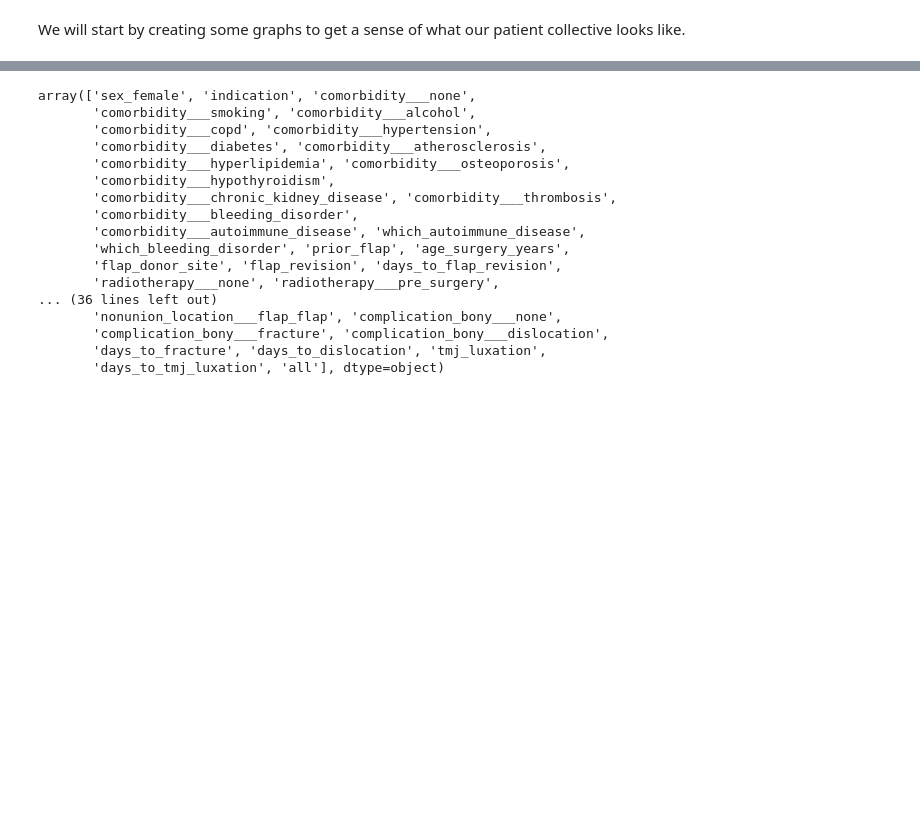
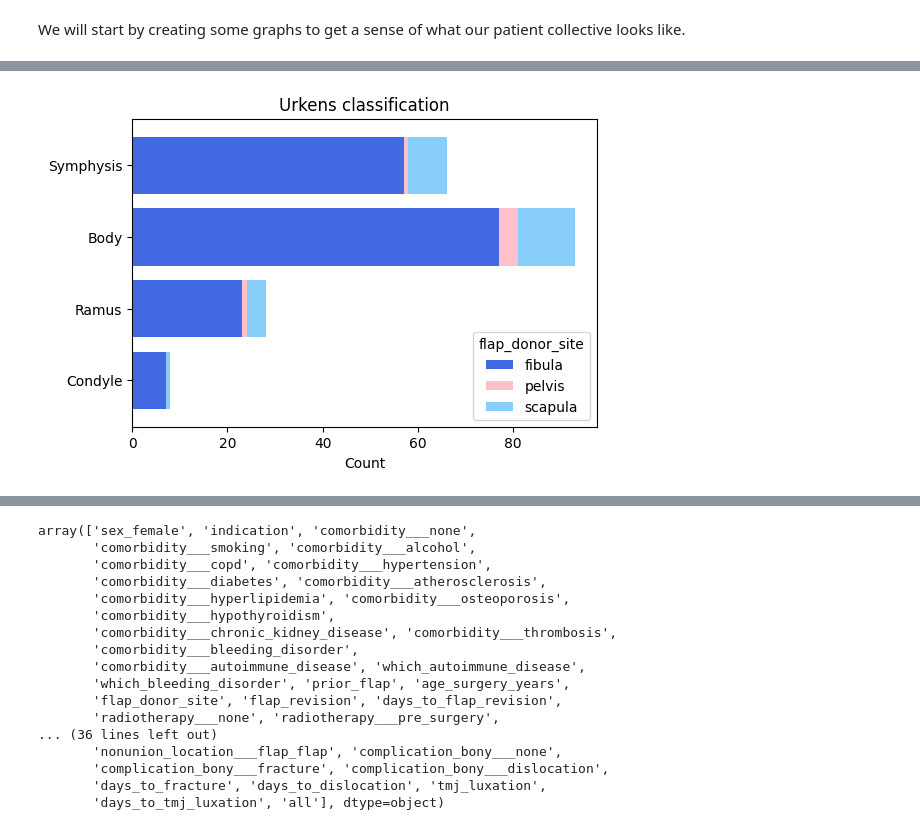
Before and after one commit to philipp-lampert/mymandible, a Jupyter notebook: data_science/02_data_exploration.ipynb, the cells around one changed output, grey strips where cells are left out. Cells and saved outputs as stored; diff of their text form; code cells hidden in the pictures; blank space fills up the shorter version.

```diff
--- a/data_science/02_data_exploration.ipynb
+++ b/data_science/02_data_exploration.ipynb
@@ -144,3 +174,30 @@ plt.show()
+# %%
+classification_columns = [col for col in df.columns if col.startswith("urkens_classification___")]
+classification_counts_by_site = df.groupby('flap_donor_site')[classification_columns].sum()
+
+classification_counts_by_site = classification_counts_by_site[classification_counts_by_site.sum().index].T
+
+labels = {
+    'urkens_classification___c': 'Condyle',
+    'urkens_classification___r': 'Ramus',
+    'urkens_classification___b': 'Body',
+    'urkens_classification___s': 'Symphysis'
+}
+
+# Use the 'replace' function to rename the 'indication' values
+classification_counts_by_site.index = classification_counts_by_site.index.to_series().replace(labels)
+
+# Create a stacked bar chart
+ax = classification_counts_by_site.plot(kind='barh', stacked=True, figsize=(6, 4), color=['royalblue', 'pink', 'lightskyblue'], width=0.8)
+
+# Create a bar chart
+plt.title('Urkens classification')
+plt.xlabel('Count')
+plt.ylabel('')
+
+plt.show()
+# %% [output]
+[figure, added]
 # %%
 comorbidity_columns = [col for col in df.columns if col.startswith("comorbidity___")]
 comorbidity_counts_by_gender = df.groupby('sex_female')[comorbidity_columns].mean()
```
Also changed, not shown: parts of 14 cells of this notebook.
